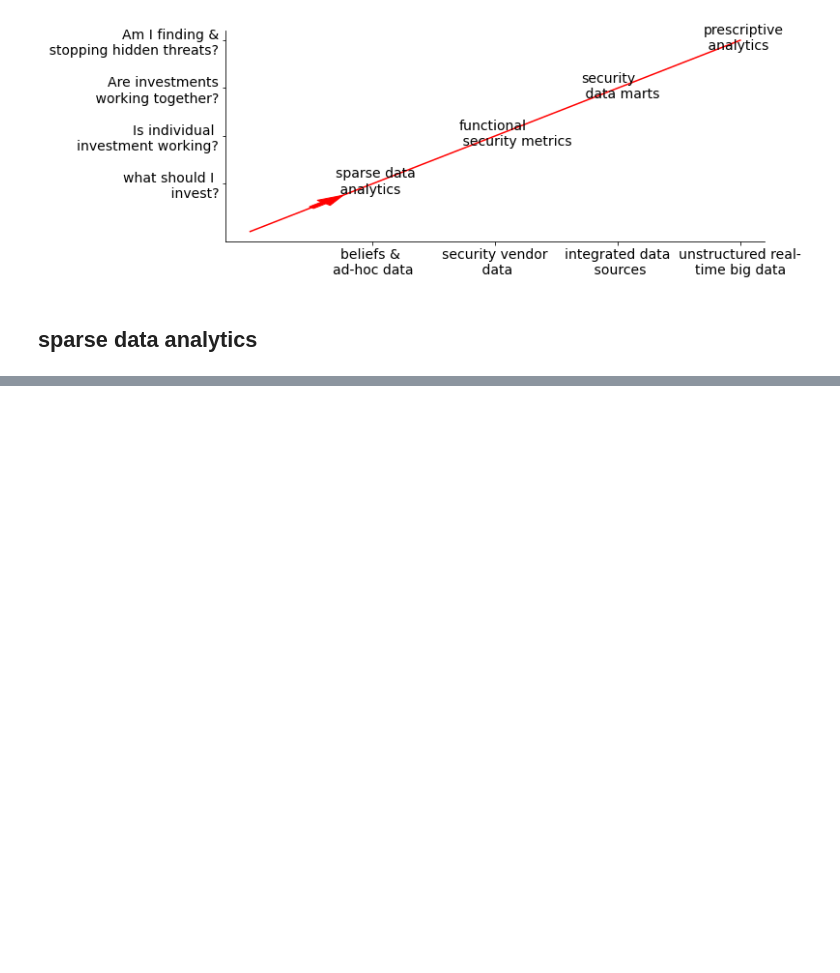
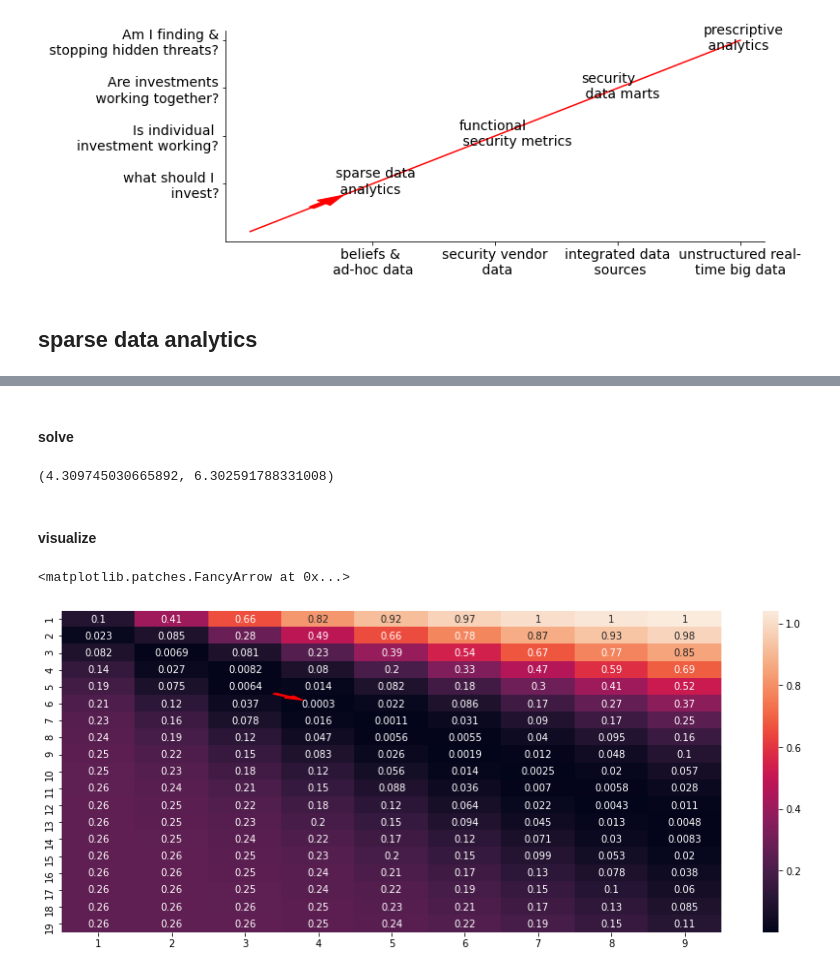
Before and after one commit to hao-wang/htma-cybersecurity, a Jupyter notebook: chap_10.ipynb, the cells around one changed output, grey strips where cells are left out. Saved outputs shown, nothing was run; the diff lists cells and outputs as text; code cells hidden in the pictures; blank space fills up the shorter version.

```diff
--- a/chap_10.ipynb
+++ b/chap_10.ipynb
@@ -56,0 +45,2 @@ plot_maturity(xlabels, ylabels, tick_size=14, fig_size=(10, 4),
+# %% [markdown]
+#### solve
@@ -56,0 +54,24 @@ plot_maturity(xlabels, ylabels, tick_size=14, fig_size=(10, 4),
+# %%
+a_prior, b_prior
+# %% [output]
+(4.309745030665892, 6.302591788331008)
+# %% [markdown]
+#### visualize
+# %%
+a_list = range(1, 10)
+b_list = range(1, 20)
+A, B = np.meshgrid(a_list, b_list)
+
+# Grid-search for the (a,b) that minimizes the loss function.
+loss = (stats.beta.cdf(0.4, A, B) - 0.5)**2 + (stats.beta.cdf(0.6, A, B) - 0.9)**2
+
+val = np.min(loss)
+pos = np.unravel_index(np.argmin(loss), loss.shape)
+
+fig, ax = plt.subplots(figsize=(15, 6))
+sns.heatmap(loss, annot=True, ax=ax,
+           xticklabels=a_list, yticklabels=b_list)
+ax.arrow(pos[1]-0.1, pos[0]-0.1, 0.2, 0.2, width=0.06, color='r')
+# %% [output]
+<matplotlib.patches.FancyArrow at 0x...>
+[figure, added]
```
Also changed, not shown: parts of 32 cells of this notebook, 3 other files.
